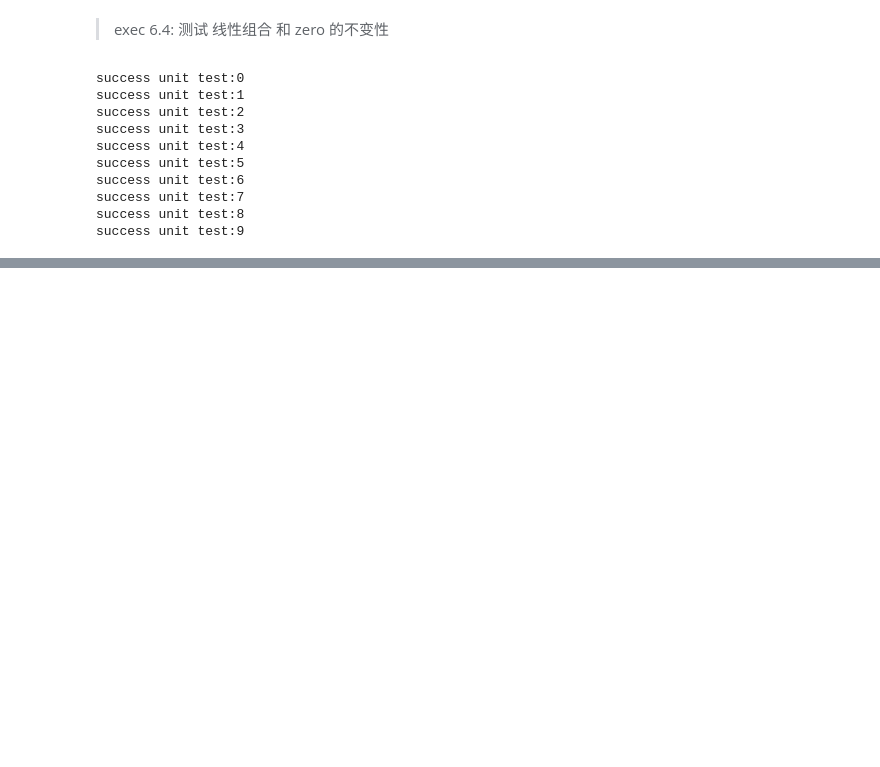
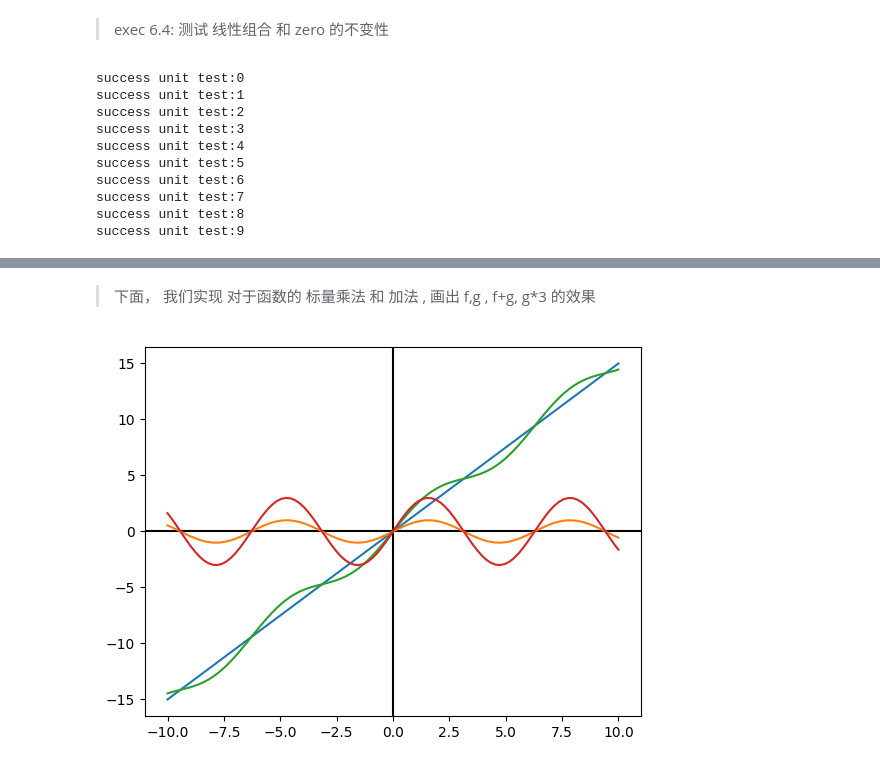
Before and after one commit to carl10086/dm-learning, a Jupyter notebook: dm-algebra/chapters/c6.ipynb, the cells around one changed output, grey strips where cells are left out. Cells and saved outputs as stored; diff of their text form; code cells hidden in the pictures; blank space fills up the shorter version.

```diff
--- a/dm-algebra/chapters/c6.ipynb
+++ b/dm-algebra/chapters/c6.ipynb
@@ -237,0 +361,21 @@ success unit test:9
+# %% [markdown]
+> 下面， 我们实现 对于函数的 标量乘法 和 加法 , 画出 f,g , f+g, g*3 的效果
+# %%
+def add_functions(f, g):
+    def new_function(x):
+        return f(x) + g(x)
+
+    return new_function
+
+
+def scale_functions(f, scalar):
+    def new_function(x):
+        return f(x) * scalar
+
+    return new_function
+
+
+# 把上面的 2个函数进行加法
+plot([f, g, add_functions(f, g), scale_functions(g, 3)], -10, 10)
+# %% [output]
+[figure, added]
```
Also changed, not shown: parts of 24 cells of this notebook, 9 other files.
